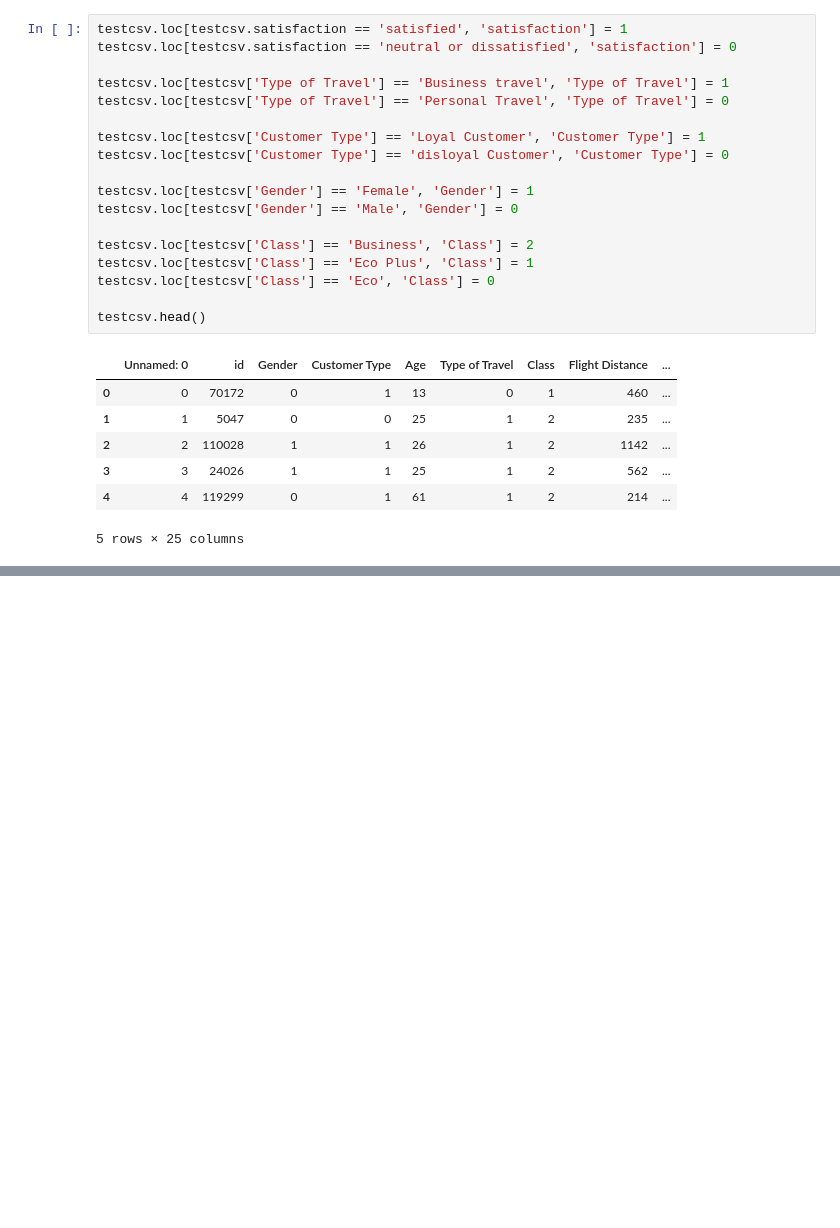
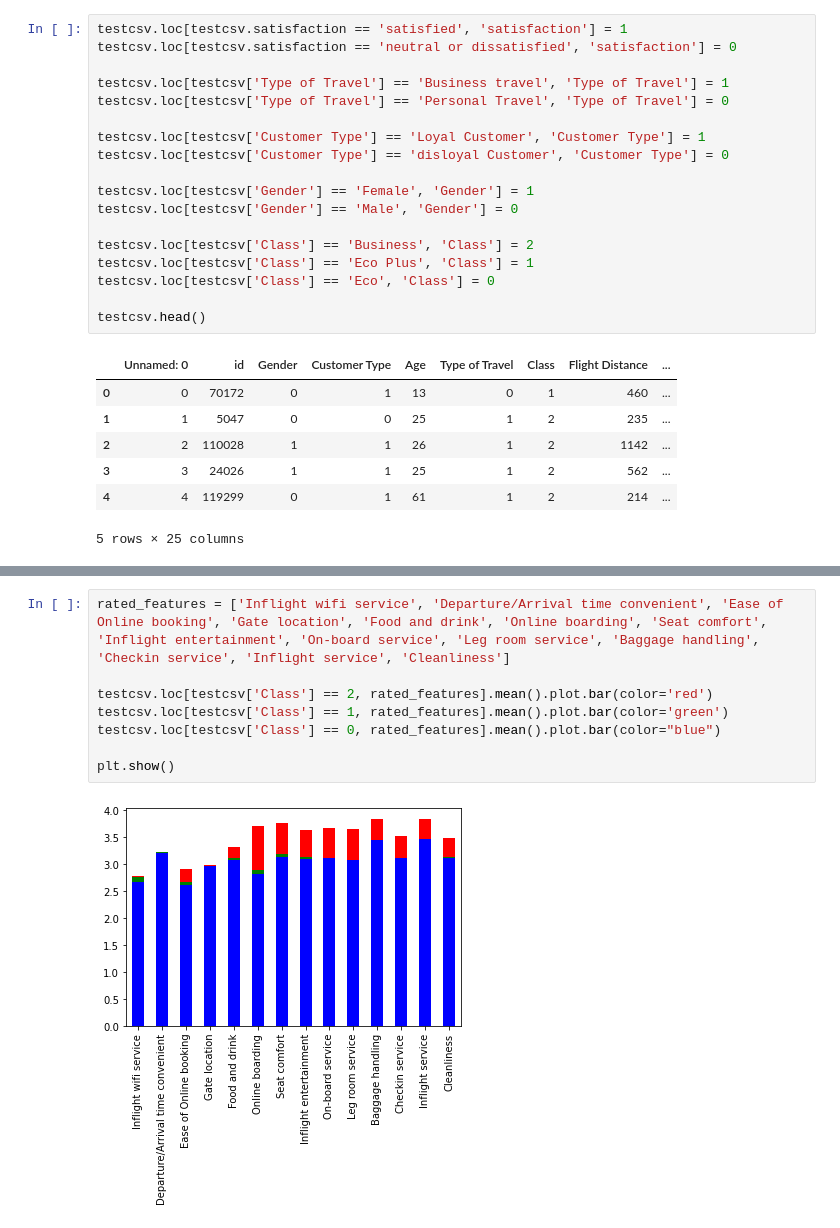
Before and after one commit to fran1215/MLAI-Project-Team3, a Jupyter notebook: EDA/EDA-Jose-Notebook.ipynb, the cells around one changed output, grey strips where cells are left out. Saved outputs shown, nothing was run; the diff lists cells and outputs as text; blank space fills up the shorter version.

Commit message:
Quick plot of class

```diff
--- a/EDA/EDA-Jose-Notebook.ipynb
+++ b/EDA/EDA-Jose-Notebook.ipynb
@@ -42,0 +50,10 @@ testcsv.head()
+# %%
+rated_features = ['Inflight wifi service', 'Departure/Arrival time convenient', 'Ease of Online booking', 'Gate location', 'Food and drink', 'Online boarding', 'Seat comfort', 'Inflight entertainment', 'On-board service', 'Leg room service', 'Baggage handling', 'Checkin service', 'Inflight service', 'Cleanliness']
+
+testcsv.loc[testcsv['Class'] == 2, rated_features].mean().plot.bar(color='red')
+testcsv.loc[testcsv['Class'] == 1, rated_features].mean().plot.bar(color='green')
+testcsv.loc[testcsv['Class'] == 0, rated_features].mean().plot.bar(color="blue")
+
+plt.show()
+# %% [output]
+[figure, added]
```
Also changed, not shown: parts of 1 cell of this notebook.
